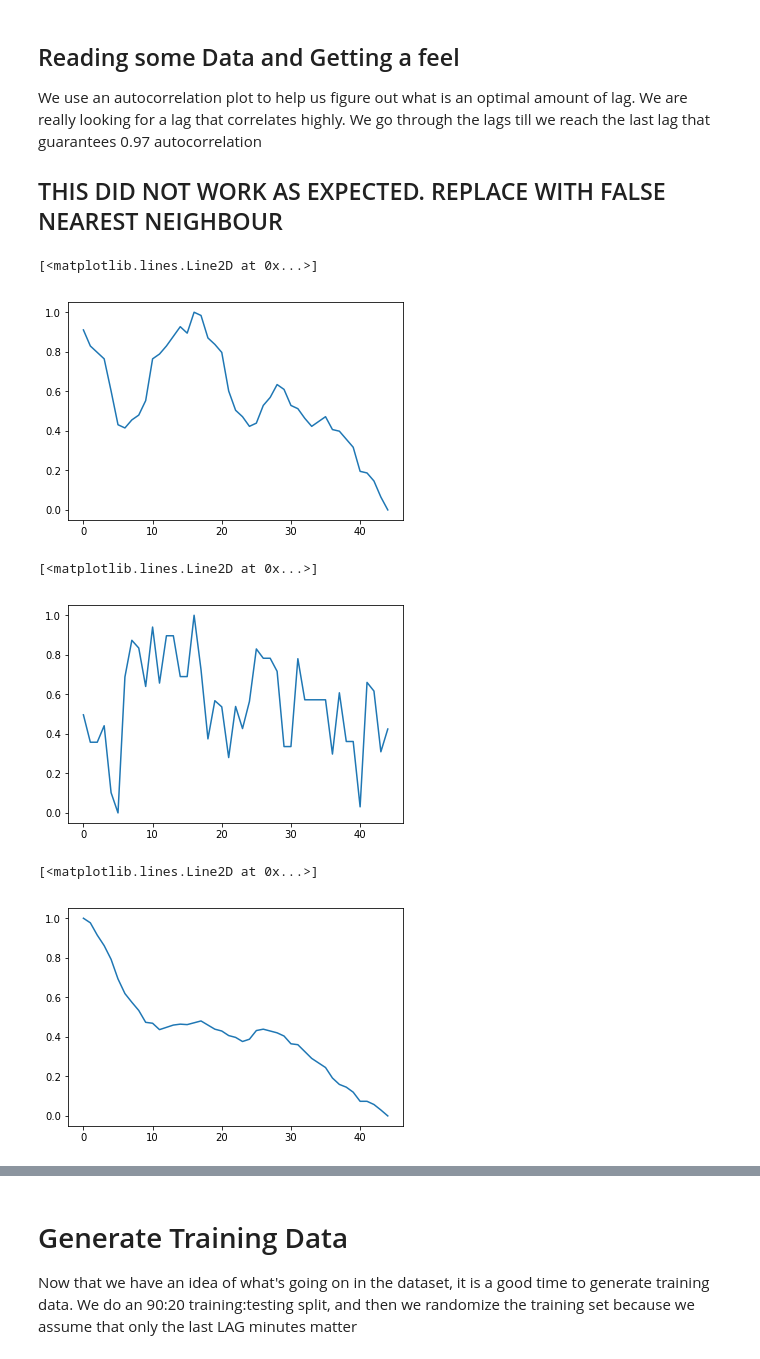
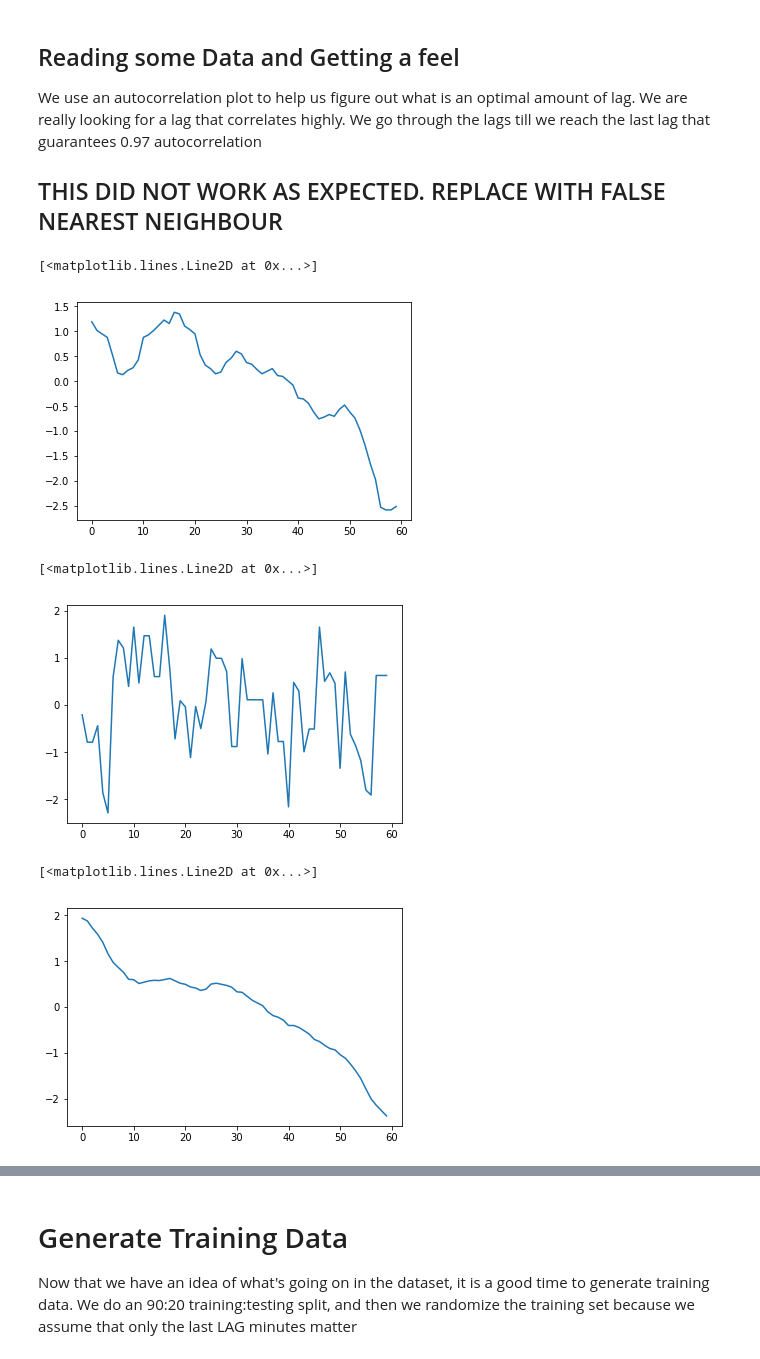
Before and after one commit to s2c/MetaAlgo, a Jupyter notebook: TradingSystemV3-Copy1.ipynb, the cells around one changed output, grey strips where cells are left out. Drawn from its saved outputs; the diff is of its cells as text; code cells hidden in the pictures.

```diff
--- a/TradingSystemV3-Copy1.ipynb
+++ b/TradingSystemV3-Copy1.ipynb
@@ -193,8 +203,8 @@ dataInit = res # Read the stock price data. This is 1 minute data
 # if lag == 99: #if lag is 99 then we can just use any number above it as autocorrelation is guaranteed.
 #     lag = 120 #nice round 2  hour intervals
 # print(lag)
-lag = 45
-lookahead = 15
+lag = 60
+lookahead = 20
 flat = 1.5
 series = timeseriesLagged(data,lag + lookahead-1) # Generate the lagged series
 close5SMAs = timeseriesLagged(close5SMA,lag + lookahead-1)
@@ -208,32 +218,32 @@ obvs = timeseriesLagged(obv,lag+lookahead-1)
 close5SMASeries = binarizeTime(close5SMAs,0,lookahead = lookahead, flat= flat)
 close5SMASeries = close5SMASeries.drop(str(lag+1),axis=1)
 
-close5SMASeries = skp.minmax_scale(close5SMASeries,axis=1)
+close5SMASeries = skp.scale(close5SMASeries,axis=1)
 
 plt.plot(close5SMASeries[0])
 # %% [output]
 [<matplotlib.lines.Line2D at 0x...>]
-[figure, old version]
+[figure, new version]
 # %%
 # generate the series for volumes. We need to drop the last column at some point as it is irrelevant.
 close5RSISeries = binarizeTime(close5RSIs,0,lookahead = lookahead, flat= flat)
 close5RSISeries = close5RSISeries.drop(str(lag+1),axis=1)
-close5RSISeries = skp.minmax_scale(close5RSISeries,axis=1)
+close5RSISeries = skp.scale(close5RSISeries,axis=1)
 
 plt.plot(close5RSISeries[0])
 # %% [output]
 [<matplotlib.lines.Line2D at 0x...>]
-[figure, old version]
+[figure, new version]
 # %%
 # generate the series for volumes. We need to drop the last column at some point as it is irrelevant.
 close20SMASeries = binarizeTime(close20SMAs,0,lookahead = lookahead, flat= flat)
 close20SMASeries = close20SMASeries.drop(str(lag+1),axis=1)
-close20SMASeries = skp.minmax_scale(close20SMASeries,axis=1)
+close20SMASeries = skp.scale(close20SMASeries,axis=1)
 
 plt.plot(close20SMASeries[0])
 # %% [output]
 [<matplotlib.lines.Line2D at 0x...>]
-[figure, old version]
+[figure, new version]
 # %%
 # generate the series for volumes. We need to drop the last column at some point as it is irrelevant.
 close20RSISeries = binarizeTime(close20RSIs,0,lookahead = lookahead, flat= flat)
```
Also changed, not shown: parts of 16 cells of this notebook, 9 other files.
